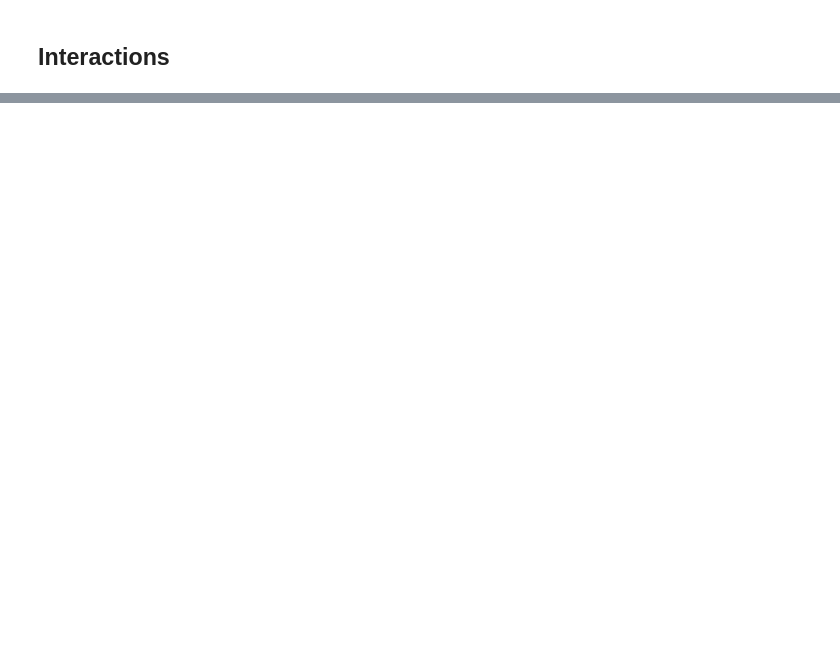
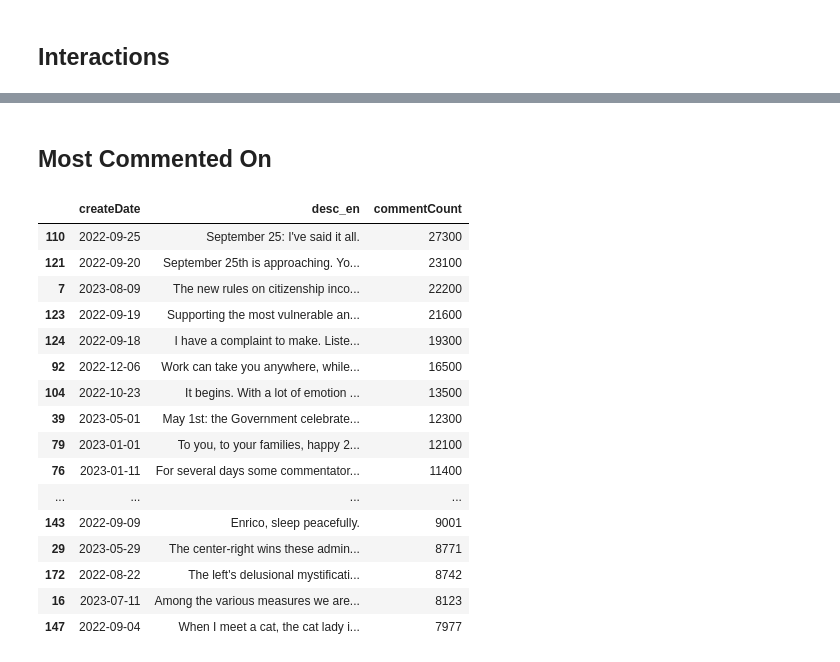
Before and after one commit to frasercrichton/investigation-influence-industry-italy, a Jupyter notebook: analysis/TickTokAnalysis.ipynb, the cells around one changed output, grey strips where cells are left out. Drawn from its saved outputs; the diff is of its cells as text; code cells hidden in the pictures; blank space fills up the shorter version.

```diff
--- a/analysis/TickTokAnalysis.ipynb
+++ b/analysis/TickTokAnalysis.ipynb
@@ -111,0 +121,24 @@ Name: playCount, Length: 204, dtype: int64
+# %% [markdown]
+## Most Commented On
+# %%
+df = videos_df.sort_values(by=['commentCount'], ascending=False)
+df['createDate'] = df['createTime'].dt.strftime('%Y-%m-%d')
+df[['createDate', 'desc_en', 'commentCount']].head(20)
+# %% [output]
+|  | createDate | desc_en | commentCount |
+| 110 | 2022-09-25 | September 25: I've said it all. | 27300 |
+| 121 | 2022-09-20 | September 25th is approaching. Yo... | 23100 |
+| 7 | 2023-08-09 | The new rules on citizenship inco... | 22200 |
+| 123 | 2022-09-19 | Supporting the most vulnerable an... | 21600 |
+| 124 | 2022-09-18 | I have a complaint to make. Liste... | 19300 |
+| 92 | 2022-12-06 | Work can take you anywhere, while... | 16500 |
+| 104 | 2022-10-23 | It begins. With a lot of emotion ... | 13500 |
+| 39 | 2023-05-01 | May 1st: the Government celebrate... | 12300 |
+| 79 | 2023-01-01 | To you, to your families, happy 2... | 12100 |
+| 76 | 2023-01-11 | For several days some commentator... | 11400 |
+| ... | ... | ... | ... |
+| 143 | 2022-09-09 | Enrico, sleep peacefully. | 9001 |
+| 29 | 2023-05-29 | The center-right wins these admin... | 8771 |
+| 172 | 2022-08-22 | The left's delusional mystificati... | 8742 |
+| 16 | 2023-07-11 | Among the various measures we are... | 8123 |
+| 147 | 2022-09-04 | When I meet a cat, the cat lady i... | 7977 |
```
Also changed, not shown: parts of 11 cells of this notebook, 5 other files.
